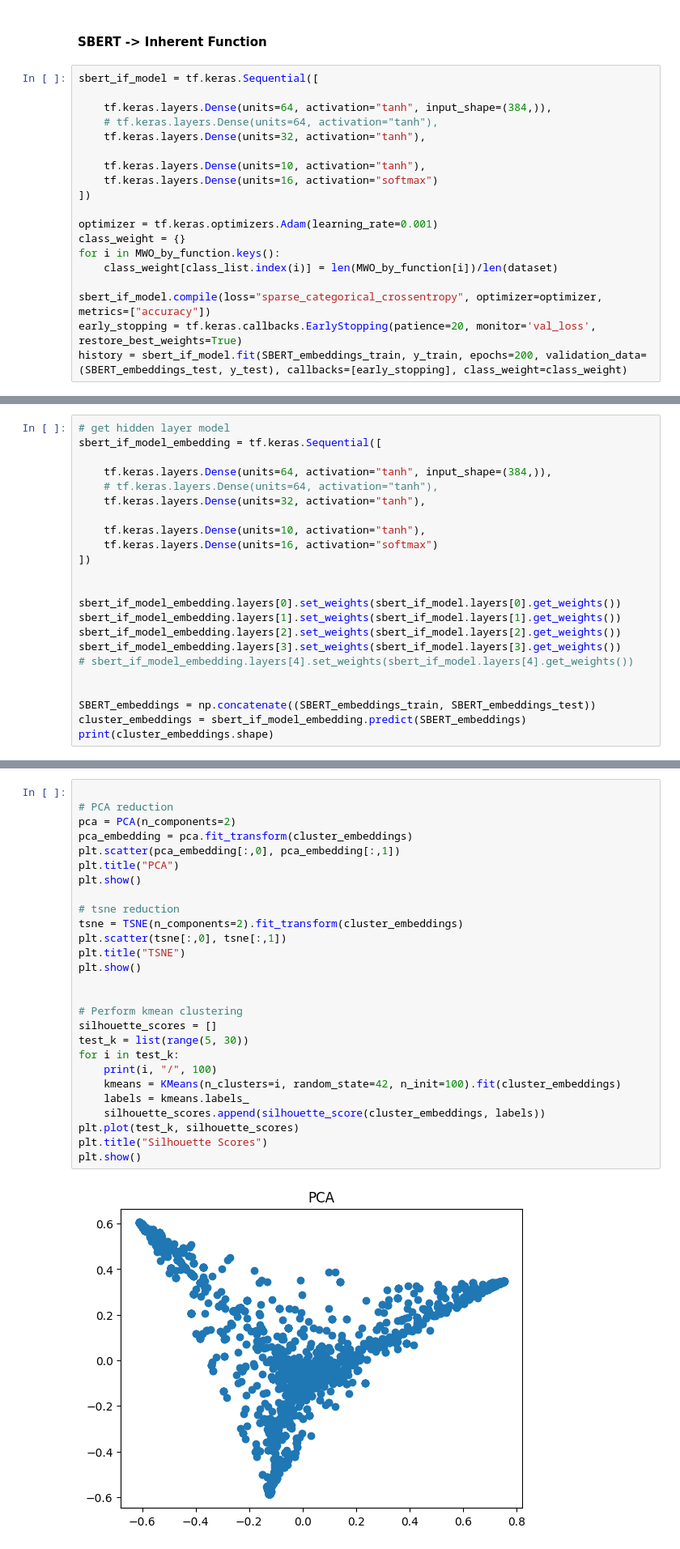
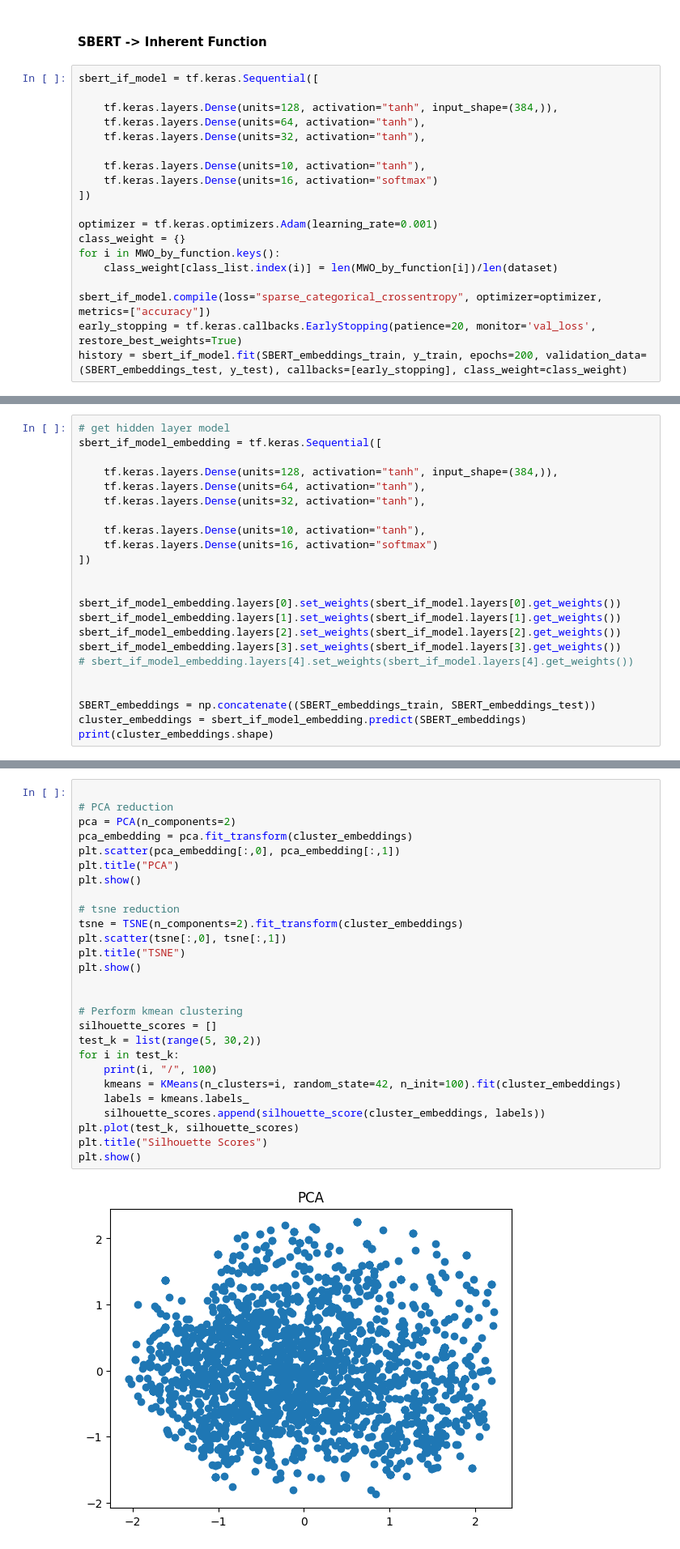
Before and after one commit to nlp-tlp/Hons24-Jadeyn, a Jupyter notebook: Sentence_Similarity/CNN_sbert copy.ipynb, the cells around one changed output, grey strips where cells are left out. Shown at 81% size. Drawn from its saved outputs; the diff is of its cells as text.

```diff
--- a/Sentence_Similarity/CNN_sbert copy.ipynb
+++ b/Sentence_Similarity/CNN_sbert copy.ipynb
@@ -1731,8 +1733,8 @@ print(y_test)
 # %%
 sbert_if_model = tf.keras.Sequential([
 
-    tf.keras.layers.Dense(units=64, activation="tanh", input_shape=(384,)),
-    # tf.keras.layers.Dense(units=64, activation="tanh"),
+    tf.keras.layers.Dense(units=128, activation="tanh", input_shape=(384,)),
+    tf.keras.layers.Dense(units=64, activation="tanh"),
     tf.keras.layers.Dense(units=32, activation="tanh"),
 
     tf.keras.layers.Dense(units=10, activation="tanh"),
@@ -1802,8 +1804,8 @@ print(y_test)
 # get hidden layer model
 sbert_if_model_embedding = tf.keras.Sequential([
 
-    tf.keras.layers.Dense(units=64, activation="tanh", input_shape=(384,)),
-    # tf.keras.layers.Dense(units=64, activation="tanh"),
+    tf.keras.layers.Dense(units=128, activation="tanh", input_shape=(384,)),
+    tf.keras.layers.Dense(units=64, activation="tanh"),
     tf.keras.layers.Dense(units=32, activation="tanh"),
 
     tf.keras.layers.Dense(units=10, activation="tanh"),
@@ -1827,29 +1831,29 @@ print(cluster_embeddings.shape)
 # %%
 
 # PCA reduction
 pca = PCA(n_components=2)
 pca_embedding = pca.fit_transform(cluster_embeddings)
 plt.scatter(pca_embedding[:,0], pca_embedding[:,1])
 plt.title("PCA")
 plt.show()
 
 # tsne reduction
 tsne = TSNE(n_components=2).fit_transform(cluster_embeddings)
 plt.scatter(tsne[:,0], tsne[:,1])
 plt.title("TSNE")
 plt.show()
 
 
 # Perform kmean clustering
 silhouette_scores = []
-test_k = list(range(5, 30))
+test_k = list(range(5, 30,2))
 for i in test_k:
     print(i, "/", 100)
     kmeans = KMeans(n_clusters=i, random_state=42, n_init=100).fit(cluster_embeddings)
     labels = kmeans.labels_
     silhouette_scores.append(silhouette_score(cluster_embeddings, labels))
 plt.plot(test_k, silhouette_scores)
 plt.title("Silhouette Scores")
 plt.show()
 # %% [output]
-[figure, old version]
+[figure, new version]
```
Also changed, not shown: parts of 23 cells of this notebook.
